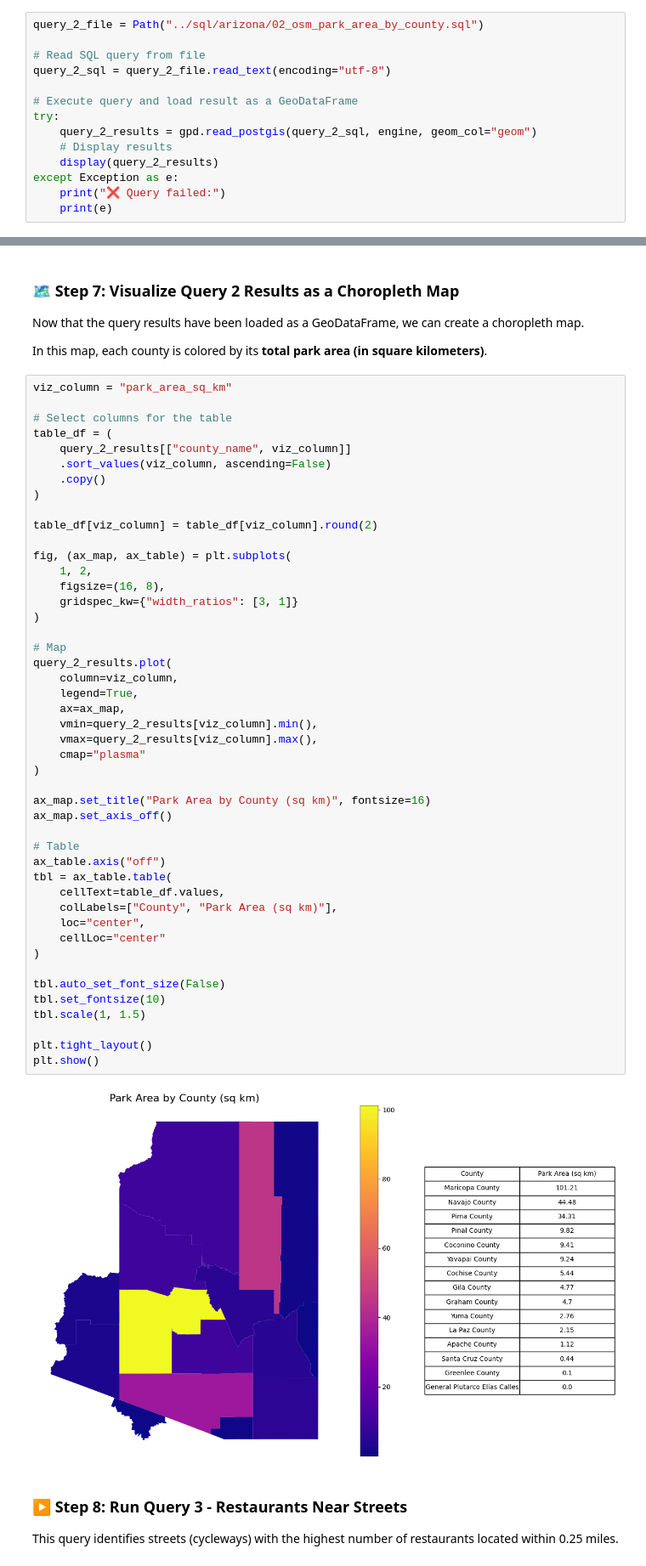
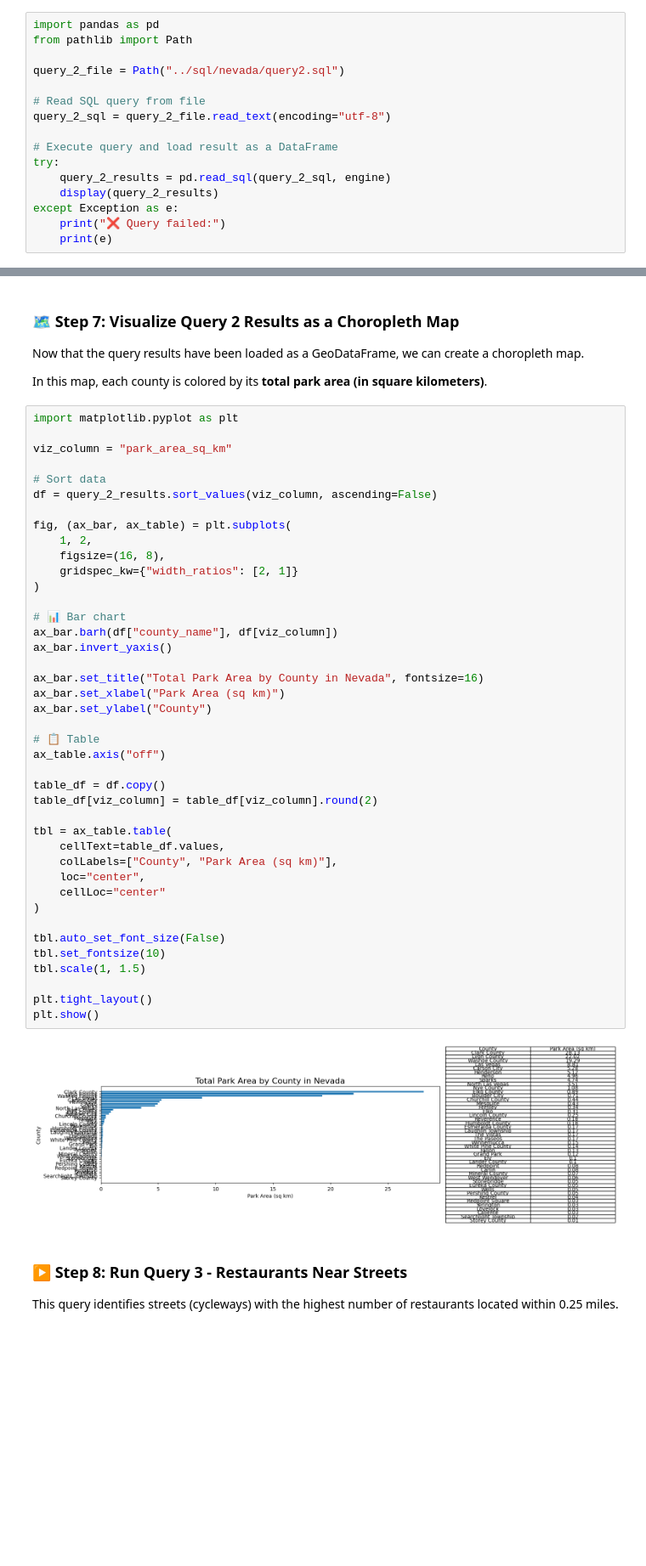
Before and after one commit to tyraclary/gist604b-osm-postgis-sp26, a Jupyter notebook: notebooks/osm_postgis_queries copyNEVADA.ipynb, the cells around one changed output, grey strips where cells are left out. Shown at 85% size. Saved outputs shown, nothing was run; the diff lists cells and outputs as text; blank space fills up the shorter version.

Commit message:
query 1 & 2 finished

```diff
--- a/notebooks/osm_postgis_queries copyNEVADA.ipynb
+++ b/notebooks/osm_postgis_queries copyNEVADA.ipynb
@@ -202,15 +205,17 @@ plt.show()
 
 This query calculates the total area of parks in each county in square kilometers.
 # %%
-query_2_file = Path("../sql/arizona/02_osm_park_area_by_county.sql")
+import pandas as pd
+from pathlib import Path
+
+query_2_file = Path("../sql/nevada/query2.sql")
 
 # Read SQL query from file
 query_2_sql = query_2_file.read_text(encoding="utf-8")
 
-# Execute query and load result as a GeoDataFrame
+# Execute query and load result as a DataFrame
 try:
-    query_2_results = gpd.read_postgis(query_2_sql, engine, geom_col="geom")
-    # Display results
+    query_2_results = pd.read_sql(query_2_sql, engine)
     display(query_2_results)
 except Exception as e:
     print("❌ Query failed:")
@@ -239,53 +245,48 @@ Now that the query results have been loaded as a GeoDataFrame, we can create a c
 
 In this map, each county is colored by its **total park area (in square kilometers)**.
 # %%
+import matplotlib.pyplot as plt
+
 viz_column = "park_area_sq_km"
 
-# Select columns for the table
-table_df = (
-    query_2_results[["county_name", viz_column]]
-    .sort_values(viz_column, ascending=False)
-    .copy()
+# Sort data
+df = query_2_results.sort_values(viz_column, ascending=False)
+
+fig, (ax_bar, ax_table) = plt.subplots(
+    1, 2,
+    figsize=(16, 8),
+    gridspec_kw={"width_ratios": [2, 1]}
 )
 
+# 📊 Bar chart
+ax_bar.barh(df["county_name"], df[viz_column])
+ax_bar.invert_yaxis()
+
+ax_bar.set_title("Total Park Area by County in Nevada", fontsize=16)
+ax_bar.set_xlabel("Park Area (sq km)")
+ax_bar.set_ylabel("County")
+
+# 📋 Table
+ax_table.axis("off")
+
+table_df = df.copy()
 table_df[viz_column] = table_df[viz_column].round(2)
 
-fig, (ax_map, ax_table) = plt.subplots(
-    1, 2,
-    figsize=(16, 8),
-    gridspec_kw={"width_ratios": [3, 1]}
-)
-
-# Map
-query_2_results.plot(
-    column=viz_column,
-    legend=True,
-    ax=ax_map,
-    vmin=query_2_results[viz_column].min(),
-    vmax=query_2_results[viz_column].max(),
-    cmap="plasma"
-)
-
-ax_map.set_title("Park Area by County (sq km)", fontsize=16)
-ax_map.set_axis_off()
-
-# Table
-ax_table.axis("off")
 tbl = ax_table.table(
     cellText=table_df.values,
     colLabels=["County", "Park Area (sq km)"],
     loc="center",
     cellLoc="center"
 )
 
 tbl.auto_set_font_size(False)
 tbl.set_fontsize(10)
 tbl.scale(1, 1.5)
 
 plt.tight_layout()
 plt.show()
 # %% [output]
-[figure, old version]
+[figure, new version]
 # %% [markdown]
 ### ▶️ Step 8: Run Query 3 - Restaurants Near Streets
 
```
Also changed, not shown: parts of 3 cells of this notebook.
